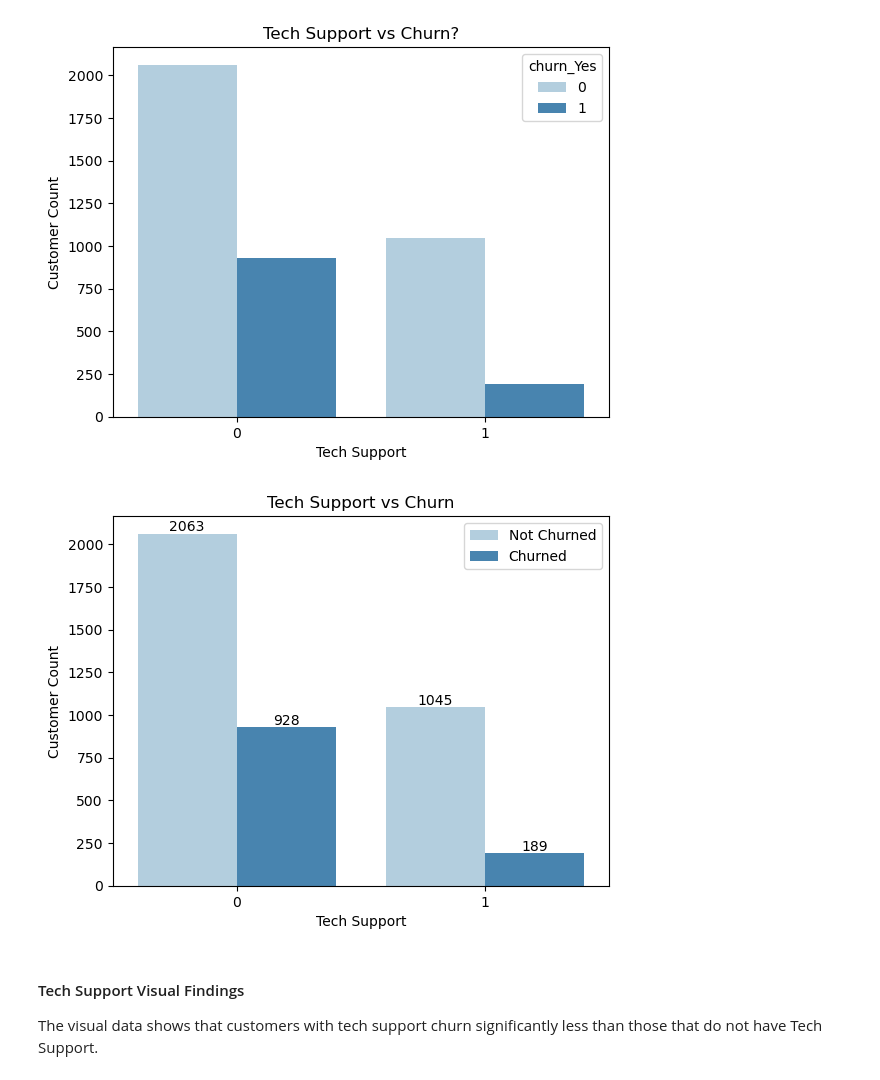
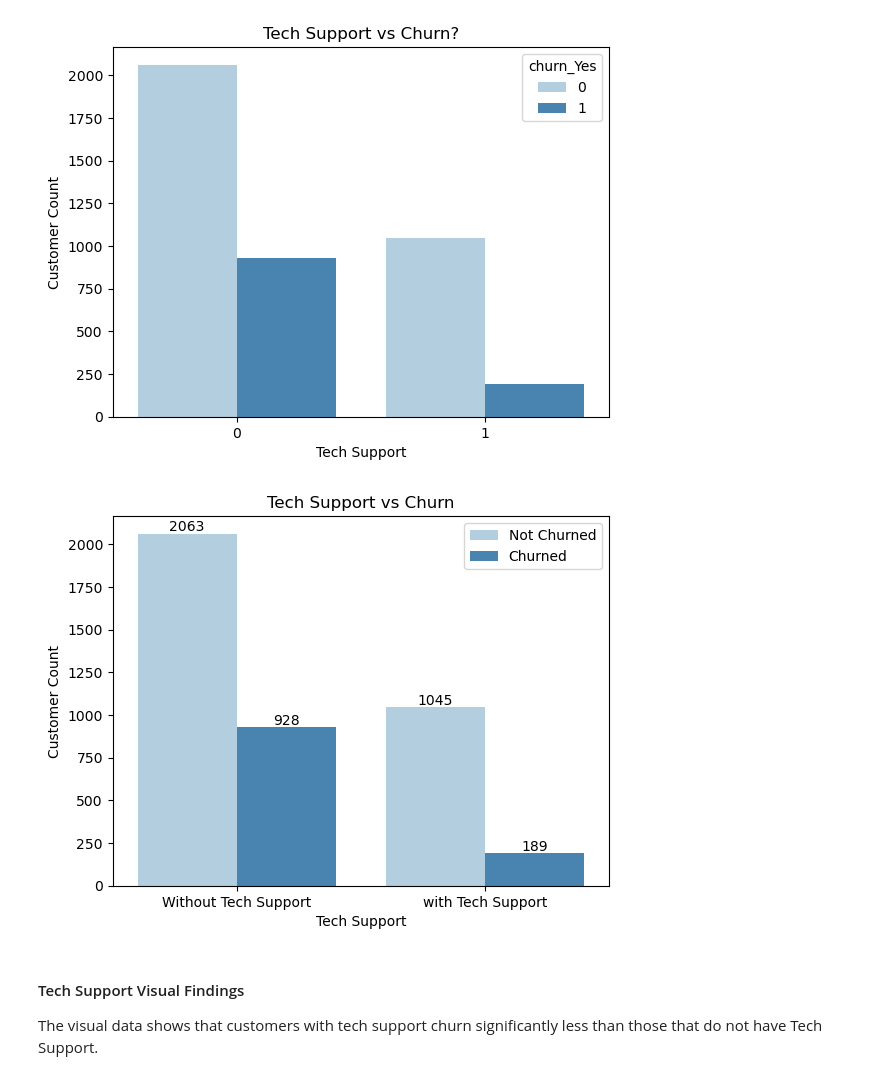
Before and after one commit to annie-carter/classification_project, a Jupyter notebook: nonfinal_exploration.ipynb, the cells around one changed output. Cells and saved outputs as stored; diff of their text form; code cells hidden in the pictures.

```diff
--- a/nonfinal_exploration.ipynb
+++ b/nonfinal_exploration.ipynb
@@ -324,12 +315,14 @@ plt.show()
 # %%
 
+import matplotlib.pyplot as plt
+import seaborn as sns
 
 # Assuming you have a DataFrame 'telco_train' with the required data
 new_labels = {'not churn': 'Not Churned', 'churned': 'Churned'}
-
+x = ['Month to Month', 'Over 1 year']
 
 # Visualizing the streaming TV vs churn
-ct=sns.countplot(data=telco_train, x='contract_type_Yes', hue='churn_Yes', palette='Blues')
+ct = sns.countplot(data=telco_train, x='contract_type_Yes', hue='churn_Yes', palette='Blues')
 
 # Access the legend object
 legend = ct.legend()
@@ -338,9 +331,14 @@ legend = ct.legend()
 legend.get_texts()[0].set_text(new_labels['not churn'])
 legend.get_texts()[1].set_text(new_labels['churned'])
 
-ct.set_xlabel('Contract Type')
+# Relabel the x-axis ticks
+plt.xticks(range(len(x)), x)
+
+ct.set_xlabel('Customer Contract Type')
 ct.set_ylabel('Customer Count')
-plt.title('Contract Type vs Churn?')
+plt.title('Contract Type vs Churn')
+
+plt.xticks(range(len(x)), x)
 
 # Add count numbers on bars
 for p in ct.patches:
@@ -348,7 +346,7 @@ for p in ct.patches:
     height = p.get_height()
     x, y = p.get_xy()
     offset = width * 0.02  # Adjust the offset percentage as needed
-    ct.annotate(format(height, '.0f'), (x + width / 2., y + height), ha='center', va='center', xytext=(0, offset), textcoords='offset points')
+    ct.annotate(format(height, '.0f'), (x + width / 2., y + height), ha='center', va='center', xytext=(0, 5), textcoords='offset points')
 
 plt.show()
 # %% [output]
@@ -377,7 +366,7 @@ plt.show()
 
 # Assuming you have a DataFrame 'telco_train' with the required data
 new_labels = {'not churn': 'Not Churned', 'churned': 'Churned'}
-
+x = ['Without Device Protection', 'With Device Protection']
 
 # Visualizing the streaming TV vs churn
 dp = sns.countplot(data=telco_train, x='device_protection_Yes', hue='churn_Yes', palette='Blues')
@@ -389,7 +378,9 @@ legend = dp.legend()
 legend.get_texts()[0].set_text(new_labels['not churn'])
 legend.get_texts()[1].set_text(new_labels['churned'])
 
-dp.set_xlabel('Device Protection')
+plt.xticks(range(len(x)), x)
+
+dp.set_xlabel('TELCO Customers:')
 dp.set_ylabel('Customer Count')
 plt.title('Device Protection vs Churn')
 
@@ -399,7 +390,7 @@ for p in dp.patches:
     height = p.get_height()
     x, y = p.get_xy()
     offset = width * 0.02  # Adjust the offset percentage as needed
-    dp.annotate(format(height, '.0f'), (x + width / 2., y + height), ha='center', va='center', xytext=(0, offset), textcoords='offset points')
+    dp.annotate(format(height, '.0f'), (x + width / 2., y + height), ha='center', va='center', xytext=(0, 5), textcoords='offset points')
 
 plt.show()
 # %% [output]
@@ -428,6 +410,7 @@ plt.show()
 
 # Assuming you have a DataFrame 'telco_train' with the required data
 new_labels = {'not churn': 'Not Churned', 'churned': 'Churned'}
+x = ['without Streaming TV', 'with Streaming TV']
 
 # Visualizing the streaming TV vs churn
 st = sns.countplot(data=telco_train, x='streaming_tv_Yes', hue='churn_Yes', palette='Blues')
@@ -439,7 +422,9 @@ legend = st.legend()
 legend.get_texts()[0].set_text(new_labels['not churn'])
 legend.get_texts()[1].set_text(new_labels['churned'])
 
-st.set_xlabel('Streaming TV')
+plt.xticks(range(len(x)), x)
+
+st.set_xlabel('TELCO Customers:')
 st.set_ylabel('Customer Count')
 plt.title('Streaming TV vs Churn')
 
@@ -449,7 +434,7 @@ for p in st.patches:
     height = p.get_height()
     x, y = p.get_xy()
     offset = width * 0.02  # Adjust the offset percentage as needed
-    st.annotate(format(height, '.0f'), (x + width / 2., y + height), ha='center', va='center', xytext=(0, offset), textcoords='offset points')
+    st.annotate(format(height, '.0f'), (x + width / 2., y + height), ha='center', va='center', xytext=(0, 5), textcoords='offset points')
 
 plt.show()
 # %% [output]
@@ -479,28 +464,31 @@ plt.show()
 # %%
 
 # Assuming you have a DataFrame 'telco_train' with the required data
 new_labels = {'not churn': 'Not Churned', 'churned': 'Churned'}
-
+x = {'with Tech Support', 'Without Tech Support'}
 ts = sns.countplot(data=telco_train, x='tech_support_Yes', hue='churn_Yes', palette='Blues')
 
 # Access the legend object
 legend = ts.legend()
 
 # Modify the legend labels
 legend.get_texts()[0].set_text(new_labels['not churn'])
 legend.get_texts()[1].set_text(new_labels['churned'])
+
+plt.xticks(range(len(x)), x)
+
 
 ts.set_xlabel('Tech Support')
 ts.set_ylabel('Customer Count')
 plt.title('Tech Support vs Churn')
 
 # Add count numbers on bars
 for p in ts.patches:
     ts.annotate(format(p.get_height(), '.0f'), (p.get_x() + p.get_width() / 2., p.get_height()), ha = 'center', va = 'center', xytext = (0, 5), textcoords = 'offset points')
 
 plt.show()
 # %% [output]
-[figure, old version]
+[figure, new version]
 # %% [markdown]
 #### Tech Support Visual Findings
 The visual data shows that customers with tech support churn significantly less than those that do not have Tech Support.
```
Also changed, not shown: parts of 6 cells of this notebook.
